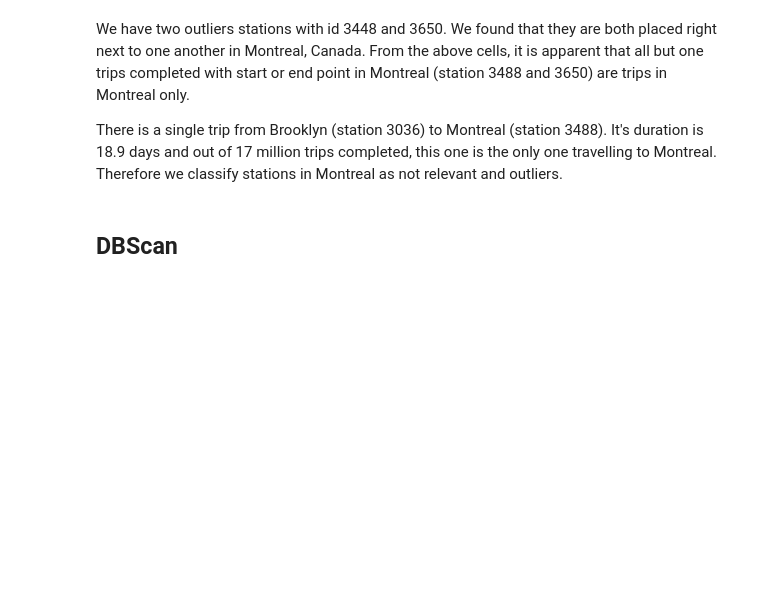
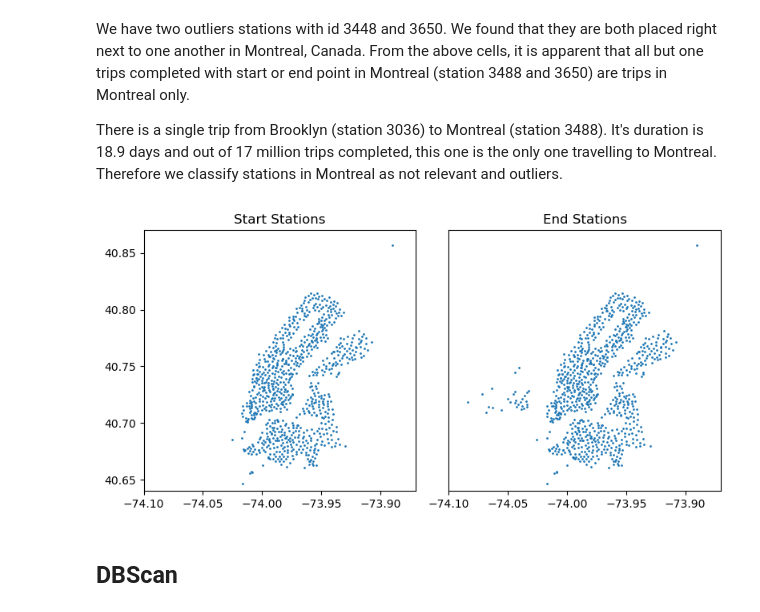
Before and after one commit to katrinemariepedersen/Business_analytics_project, a Jupyter notebook: Load_of_dat.ipynb, the cells around one changed output. Saved outputs shown, nothing was run; the diff lists cells and outputs as text; code cells hidden in the pictures; blank space fills up the shorter version.

```diff
--- a/Load_of_dat.ipynb
+++ b/Load_of_dat.ipynb
@@ -210,3 +226,42 @@ There is a single trip from Brooklyn (station 3036) to Montreal (station 3488).
+# %%
+fig, (ax1, ax2) = plt.subplots(1, 2, figsize=(8, 4))
+
+xlim, ylim = (-74.1, -73.87), (40.64, 40.87)
+dot_size = 1
+
+start_station_df = f.drop_duplicates(subset='start_station_id')[['start_station_id', 'start_station_latitude', 'start_station_longitude']]
+start_station_df = start_station_df.set_index("start_station_id")
+start_station_df = start_station_df.rename(
+    {
+        "start_station_latitude": "latitude",
+        "start_station_longitude": "longitude"
+    },
+    axis="columns"
+)
+ax1.scatter(start_station_df['longitude'],start_station_df['latitude'],s=dot_size)
+ax1.set_title("Start Stations")
+ax1.set_xlim(*xlim)
+ax1.set_ylim(*ylim)
+
+end_station_df = f.drop_duplicates(subset='end_station_id')[['end_station_id', 'end_station_latitude', 'end_station_longitude']]
+end_station_df = end_station_df.set_index("end_station_id")
+end_station_df = end_station_df.rename(
+    {
+        "end_station_latitude": "latitude",
+        "end_station_longitude": "longitude"
+    },
+    axis="columns"
+)
+ax2.scatter(end_station_df['longitude'],end_station_df['latitude'],s=dot_size)
+ax2.set_title("End Stations")
+ax2.set_xlim(*xlim)
+ax2.set_ylim(*ylim)
+ax2.set_yticks([])
+
+plt.tight_layout()
+plt.show()
+# %% [output]
+[figure, added]
 # %% [markdown]
 ## DBScan
 # %%
```
Also changed, not shown: parts of 8 cells of this notebook.
